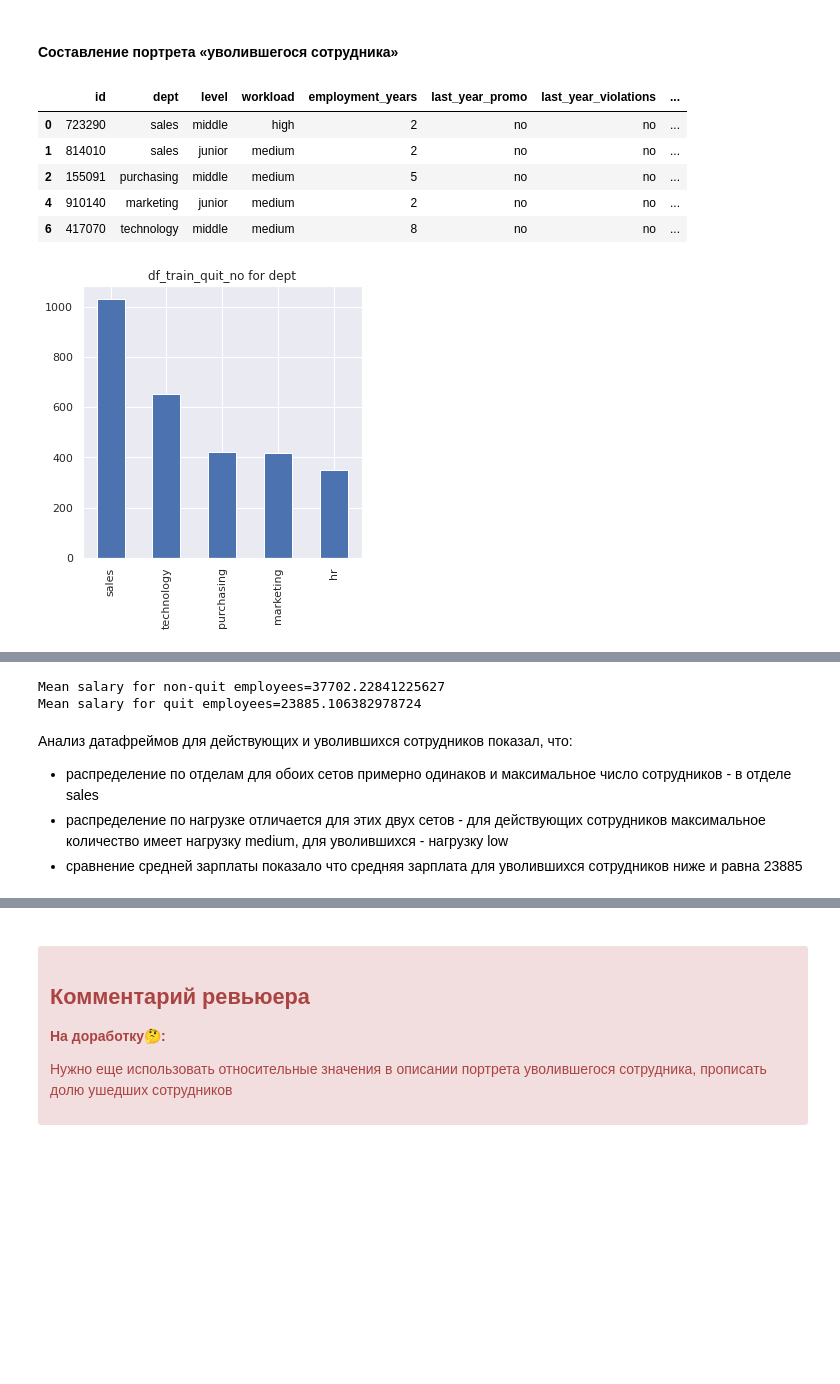
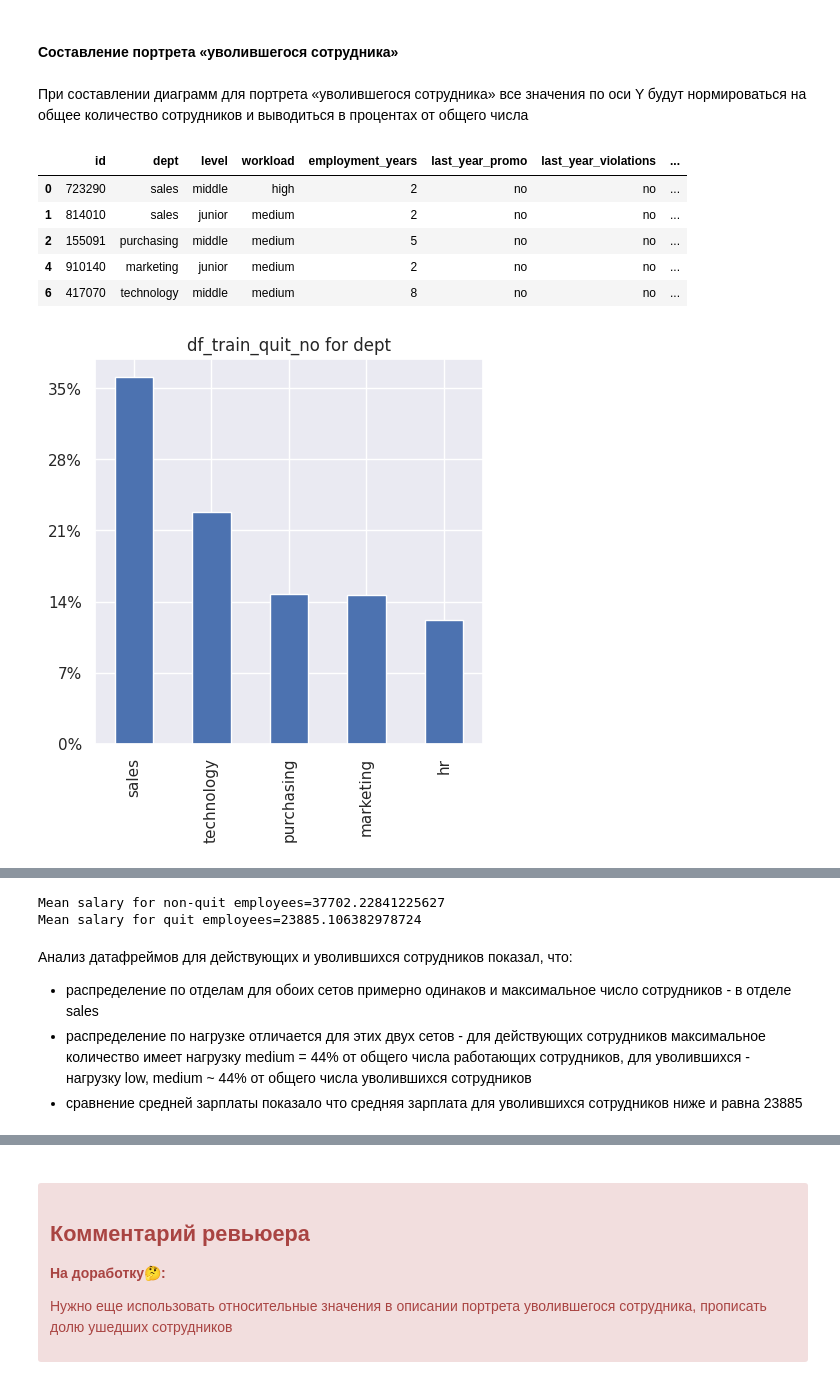
Before and after one commit to theotheo46/yap, a Jupyter notebook: notebooks/hr.ipynb, the cells around one changed output, grey strips where cells are left out. Cells and saved outputs as stored; diff of their text form; code cells hidden in the pictures; blank space fills up the shorter version.

```diff
--- a/notebooks/hr.ipynb
+++ b/notebooks/hr.ipynb
@@ -457,10 +457,13 @@ def plot_pie_plot_for_columns(df, title):
         plt.title(f'{title} for {col}')
         plt.show()
 
-def plot_bar_plot_for_columns(df, title):
+def plot_bar_plot_for_columns(df, title, normalizer = 1):
     for col in df.columns:
-        df[col].value_counts().plot(kind='bar',  label='',  figsize=(5,5), title=col);
+        ax = df[col].value_counts().plot(kind='bar',  label='',  figsize=(5,5), title=col);
         plt.title(f'{title} for {col}')
+        if normalizer != 1:
+          vals = ax.get_yticks()
+          ax.set_yticklabels(['{:,.0%}'.format(x / normalizer) for x in vals])
         plt.show()
 
 plot_sub_plot_hist_boxplot(df_train_job_satisfaction_rate.select_dtypes(include=np.number), 'df_train_job_satisfaction_rate')
@@ -995,27 +1029,29 @@ plot_correlation_matrix(
 Анализ гистограмм, boxplots, bar диаграмм и корреляционной матрицы не показал отличий от результатов анализа для Задачи 1, произведенного ранее.
 # %% [markdown]
 #### Составление портрета «уволившегося сотрудника»
+# %% [markdown]
+При составлении диаграмм для портрета «уволившегося сотрудника» все значения по оси Y будут нормироваться на общее количество сотрудников и выводиться в процентах от общего числа
 # %%
 df_train_quit_yes = df_train_quit[df_train_quit['quit'] == 'yes']
 df_train_quit_no = df_train_quit[df_train_quit['quit'] == 'no']
 display(df_train_quit_no.head())
 
-plot_bar_plot_for_columns(df_train_quit_no[['dept']], 'df_train_quit_no')
-plot_bar_plot_for_columns(df_train_quit_yes[['dept']], 'df_train_quit_yes')
+plot_bar_plot_for_columns(df_train_quit_no[['dept']], 'df_train_quit_no', df_train_quit_no['dept'].count())
+plot_bar_plot_for_columns(df_train_quit_yes[['dept']], 'df_train_quit_yes', df_train_quit_yes['dept'].count())
 
-plot_bar_plot_for_columns(df_train_quit_no[['workload']], 'df_train_quit_no')
-plot_bar_plot_for_columns(df_train_quit_yes[['workload']], 'df_train_quit_yes')
+plot_bar_plot_for_columns(df_train_quit_no[['workload']], 'df_train_quit_no', df_train_quit_no['workload'].count())
+plot_bar_plot_for_columns(df_train_quit_yes[['workload']], 'df_train_quit_yes', df_train_quit_yes['workload'].count())
 
 salary_mean_quit_no = df_train_quit_no['salary'].mean()
 salary_mean_quit_yes = df_train_quit_yes['salary'].mean()
 
 print(f'Mean salary for non-quit employees={salary_mean_quit_no}')
 print(f'Mean salary for quit employees={salary_mean_quit_yes}')
 # %% [output]
 |  | id | dept | level | workload | employment_years | last_year_promo | last_year_violations | ... |
 | 0 | 723290 | sales | middle | high | 2 | no | no | ... |
 | 1 | 814010 | sales | junior | medium | 2 | no | no | ... |
 | 2 | 155091 | purchasing | middle | medium | 5 | no | no | ... |
 | 4 | 910140 | marketing | junior | medium | 2 | no | no | ... |
 | 6 | 417070 | technology | middle | medium | 8 | no | no | ... |
-[figure, old version]
+[figure, new version]
@@ -1027,5 +1063,5 @@ Mean salary for quit employees=23885.106382978724
 # %% [markdown]
 Анализ датафреймов для действующих и уволившихся сотрудников показал, что:
 - распределение по отделам для обоих сетов примерно одинаков и максимальное число сотрудников - в отделе sales
-- распределение по нагрузке отличается для этих двух сетов - для действующих сотрудников максимальное количество имеет нагрузку medium, для уволившихся - нагрузку low
+- распределение по нагрузке отличается для этих двух сетов - для действующих сотрудников максимальное количество имеет нагрузку medium = 44% от общего числа работающих сотрудников, для уволившихся - нагрузку low, medium ~ 44% от общего числа уволившихся сотрудников
 - сравнение средней зарплаты показало что средняя зарплата для уволившихся сотрудников ниже и равна 23885
```
Also changed, not shown: parts of 16 cells of this notebook.
